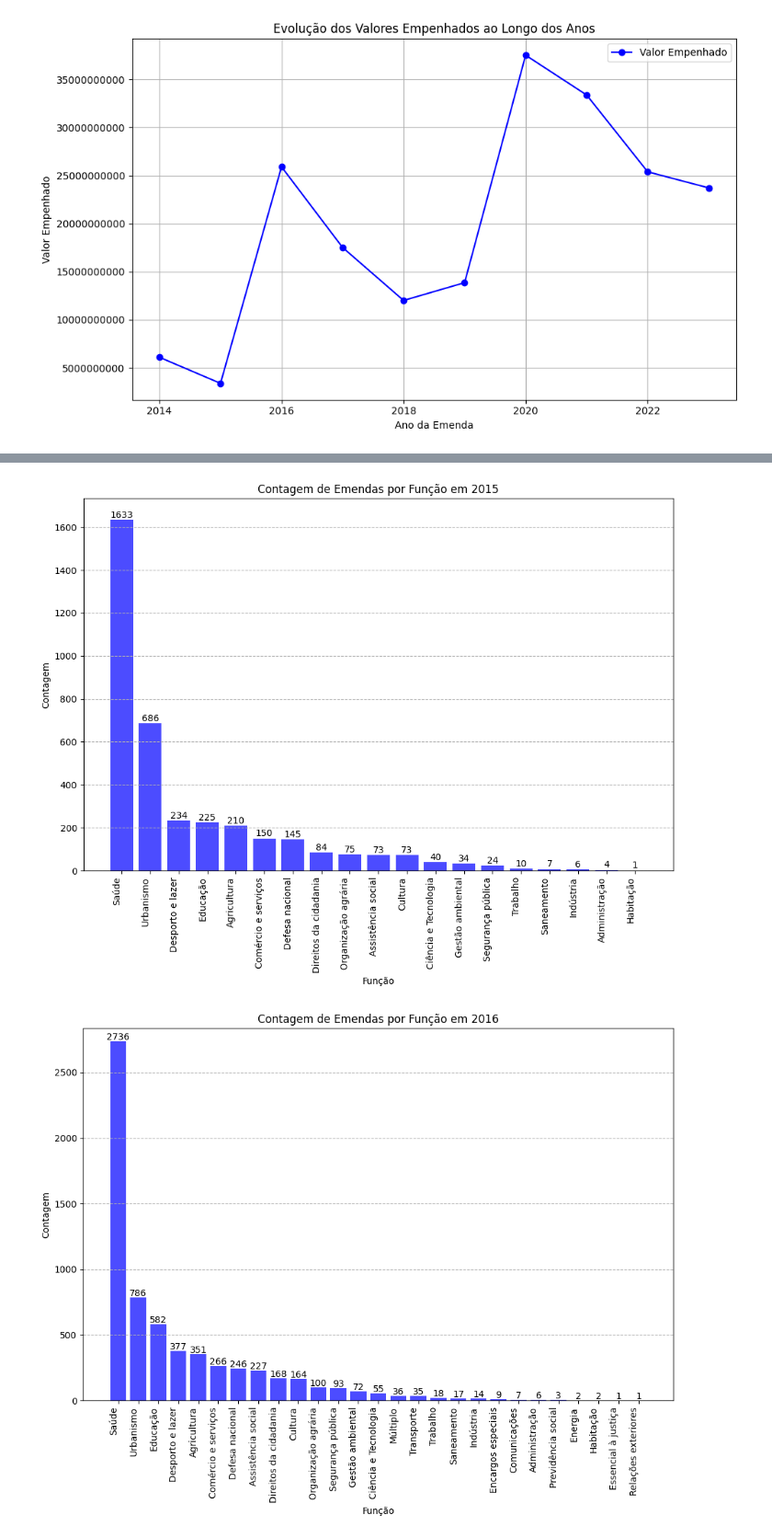
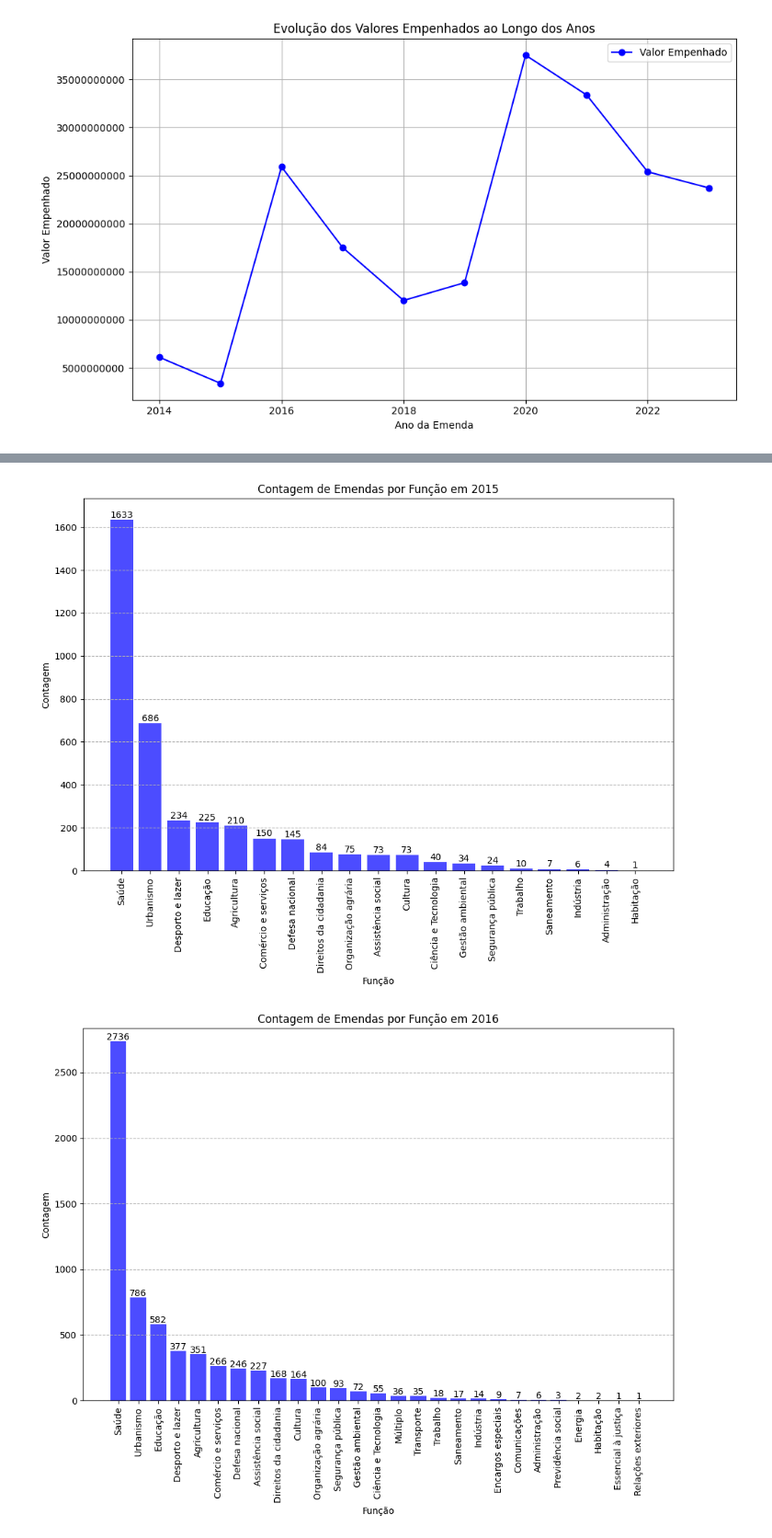
Before and after one commit to viniciusandrade01/Engenharia_e_Analise_de_Dados_Emendas_Parlamentares_CGU, a Jupyter notebook: teste.ipynb, the cells around one changed output, grey strips where cells are left out. Shown at 92% size. Saved outputs shown, nothing was run; the diff lists cells and outputs as text; code cells hidden in the pictures.

```diff
--- a/teste.ipynb
+++ b/teste.ipynb
@@ -91,7 +91,7 @@ for ano in list(resultados_anual['Ano da Emenda'].unique()):
     plt.xlabel('Função')
     plt.ylabel('Contagem')
     plt.title(f'Contagem de Emendas por Função em {ano}')
-    plt.xticks(range(len(resultados_anual_aux['Nome Função'])), resultados_anual_aux['Nome Função'], rotation=90, ha='right')
+    plt.xticks(range(len(resultados_anual_aux['Nome Função'])), resultados_anual_aux['Nome Função'], rotation=90, ha='center')
     # Ajustando o limite superior do eixo y para melhor visualização os dados
     plt.ylim(0, max(resultados_anual_aux['Contagem']) + 100)
 
@@ -109,2 +109,2 @@ for ano in list(resultados_anual['Ano da Emenda'].unique()):
-[figure, old version]
+[figure, new version]
-[figure, old version]
+[figure, new version]
```
Also changed, not shown: parts of 3 cells of this notebook, 21 other files.
